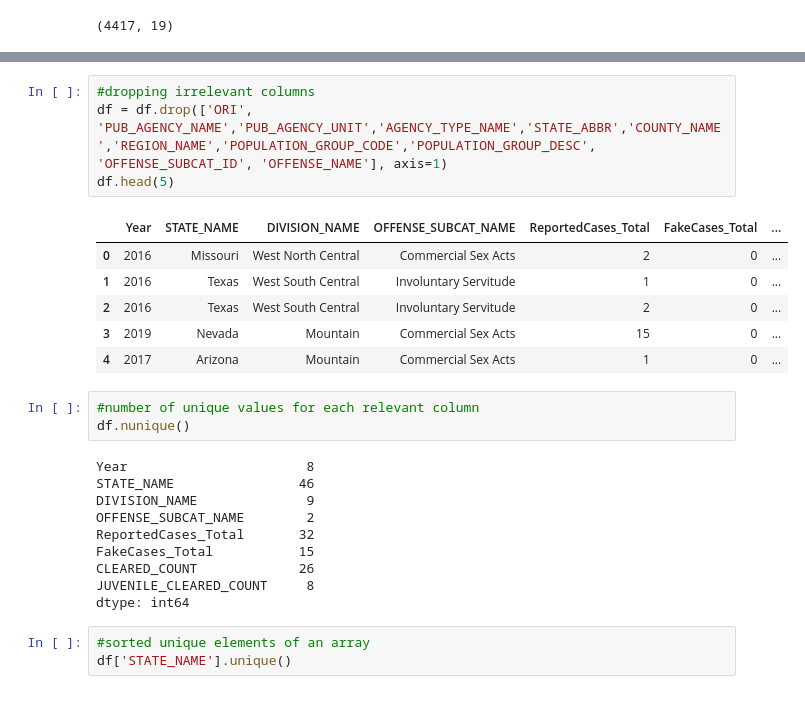
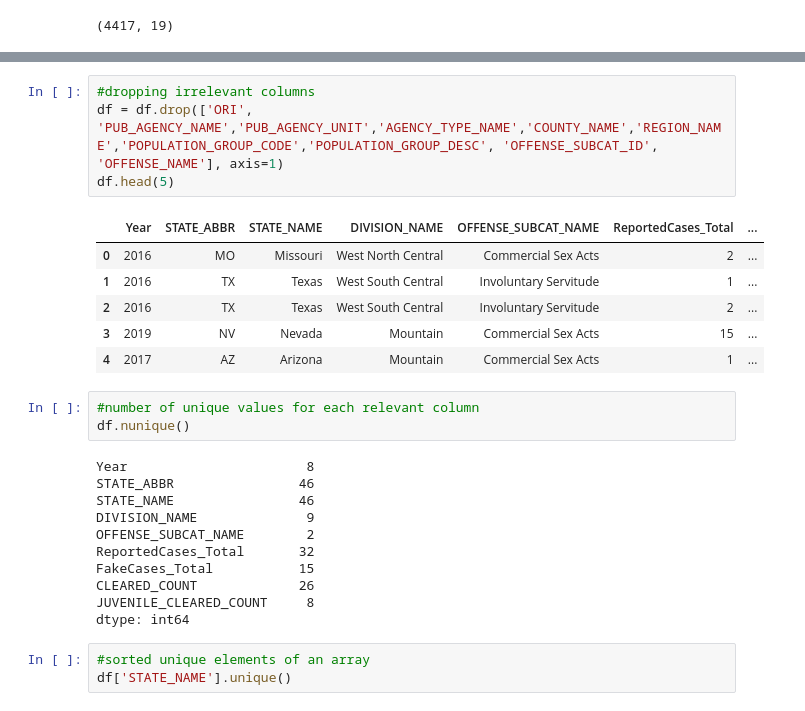
Before and after one commit to jeenalmehta/DataAnalytics, a Jupyter notebook: Jeenal_DA_Exp1.ipynb, the cells around one changed output, grey strips where cells are left out. Saved outputs shown, nothing was run; the diff lists cells and outputs as text.

```diff
--- a/Jeenal_DA_Exp1.ipynb
+++ b/Jeenal_DA_Exp1.ipynb
@@ -102,20 +104,21 @@ df.head(5)
 | 4 | 2017 | AZ0070500 | Chandler | NaN | City | AZ | Arizona | ... |
 # %%
 #dropping irrelevant columns
-df = df.drop(['ORI', 'PUB_AGENCY_NAME','PUB_AGENCY_UNIT','AGENCY_TYPE_NAME','STATE_ABBR','COUNTY_NAME','REGION_NAME','POPULATION_GROUP_CODE','POPULATION_GROUP_DESC', 'OFFENSE_SUBCAT_ID', 'OFFENSE_NAME'], axis=1)
+df = df.drop(['ORI', 'PUB_AGENCY_NAME','PUB_AGENCY_UNIT','AGENCY_TYPE_NAME','COUNTY_NAME','REGION_NAME','POPULATION_GROUP_CODE','POPULATION_GROUP_DESC', 'OFFENSE_SUBCAT_ID', 'OFFENSE_NAME'], axis=1)
 df.head(5)
 # %% [output]
-|  | Year | STATE_NAME | DIVISION_NAME | OFFENSE_SUBCAT_NAME | ReportedCases_Total | FakeCases_Total | ... |
-| 0 | 2016 | Missouri | West North Central | Commercial Sex Acts | 2 | 0 | ... |
-| 1 | 2016 | Texas | West South Central | Involuntary Servitude | 1 | 0 | ... |
-| 2 | 2016 | Texas | West South Central | Involuntary Servitude | 2 | 0 | ... |
-| 3 | 2019 | Nevada | Mountain | Commercial Sex Acts | 15 | 0 | ... |
-| 4 | 2017 | Arizona | Mountain | Commercial Sex Acts | 1 | 0 | ... |
+|  | Year | STATE_ABBR | STATE_NAME | DIVISION_NAME | OFFENSE_SUBCAT_NAME | ReportedCases_Total | ... |
+| 0 | 2016 | MO | Missouri | West North Central | Commercial Sex Acts | 2 | ... |
+| 1 | 2016 | TX | Texas | West South Central | Involuntary Servitude | 1 | ... |
+| 2 | 2016 | TX | Texas | West South Central | Involuntary Servitude | 2 | ... |
+| 3 | 2019 | NV | Nevada | Mountain | Commercial Sex Acts | 15 | ... |
+| 4 | 2017 | AZ | Arizona | Mountain | Commercial Sex Acts | 1 | ... |
 # %%
 #number of unique values for each relevant column
 df.nunique()
 # %% [output]
 Year                       8
+STATE_ABBR                46
 STATE_NAME                46
 DIVISION_NAME              9
 OFFENSE_SUBCAT_NAME        2
```
Also changed, not shown: parts of 30 cells of this notebook.
